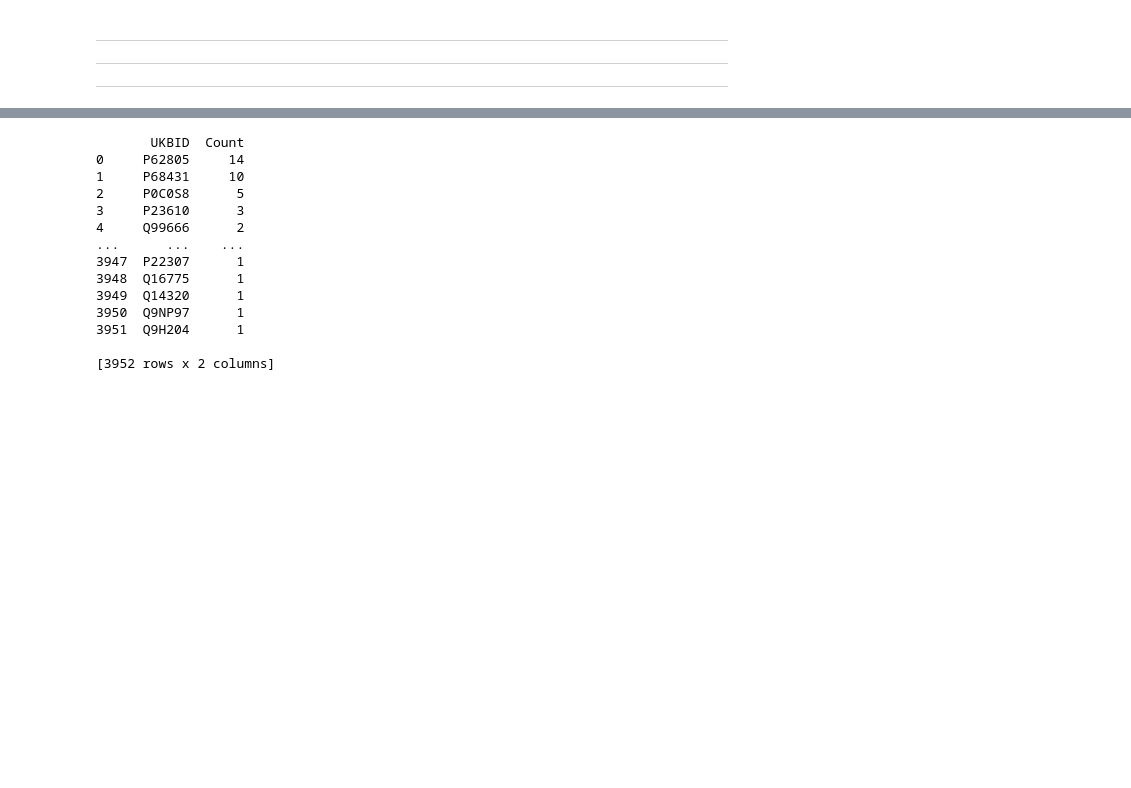
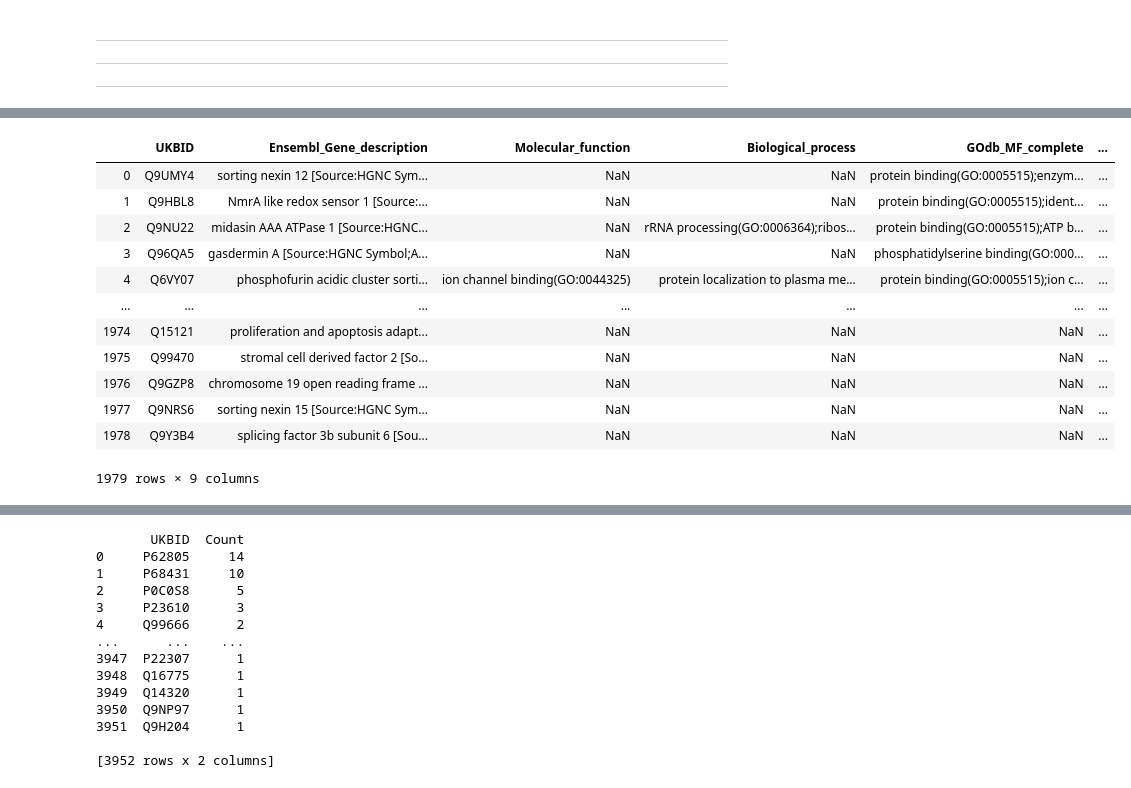
Before and after one commit to Mfpfox/MAPPING, a Jupyter notebook: G19_11_23_PIE_3963UKBIDs.ipynb, the cells around one changed output, grey strips where cells are left out. Saved outputs shown, nothing was run; the diff lists cells and outputs as text; code cells hidden in the pictures; blank space fills up the shorter version.

```diff
--- a/G19_11_23_PIE_3963UKBIDs.ipynb
+++ b/G19_11_23_PIE_3963UKBIDs.ipynb
@@ -663,0 +696,23 @@ len(biomart3['UKBID'].unique())
+# %%
+miscast = pd.read_csv("miscast_24Protein_classes.csv")
+miscast = miscast[['PC_PANTHERCLASS', 'Protein_Class', 'Genes']].copy()
+# making column into list of genes
+gene2 = []
+for i in miscast.Genes:
+    ii = i.split(";")
+    gene2.append(ii)
+miscast['Genes'] = gene2 # added list column to df
+# exanding list column
+miscast_expand = miscast.explode('Genes')
+miscast_expand.reset_index(inplace=True, drop=True)
+
+# group by gene
+def setme(x):
+    return list(set(x))
+miscast_gene = miscast_expand.groupby('Genes')['PC_PANTHERCLASS'].apply(lambda x: setme(x))
+miscast_gene = pd.DataFrame(miscast_gene)
+print(miscast_gene.shape)
+miscast_gene.reset_index(inplace=True)
+miscast_gene.columns = ['HGNC_symbol', 'PCmajor_MISCAST']
+miscast_gene.to_csv("DICT_MISCAST_PC_GENE_1330.csv", index=False)
+miscast_gene
@@ -663,0 +734,20 @@ len(biomart3['UKBID'].unique())
+# %%
+# merging major class assignment to 1989 UKB IDs autoannotated by panther
+noclass_miscast = pd.merge(noclass, miscast_gene, how='left', on=['HGNC_symbol'])
+# left uses IDs from no class file
+
+noclass_miscast
+# %% [output]
+|  | UKBID | Ensembl_Gene_description | Molecular_function | Biological_process | GOdb_MF_complete | ... |
+| 0 | Q9UMY4 | sorting nexin 12 [Source:HGNC Sym... | NaN | NaN | protein binding(GO:0005515);enzym... | ... |
+| 1 | Q9HBL8 | NmrA like redox sensor 1 [Source:... | NaN | NaN | protein binding(GO:0005515);ident... | ... |
+| 2 | Q9NU22 | midasin AAA ATPase 1 [Source:HGNC... | NaN | rRNA processing(GO:0006364);ribos... | protein binding(GO:0005515);ATP b... | ... |
+| 3 | Q96QA5 | gasdermin A [Source:HGNC Symbol;A... | NaN | NaN | phosphatidylserine binding(GO:000... | ... |
+| 4 | Q6VY07 | phosphofurin acidic cluster sorti... | ion channel binding(GO:0044325) | protein localization to plasma me... | protein binding(GO:0005515);ion c... | ... |
+| ... | ... | ... | ... | ... | ... | ... |
+| 1974 | Q15121 | proliferation and apoptosis adapt... | NaN | NaN | NaN | ... |
+| 1975 | Q99470 | stromal cell derived factor 2 [So... | NaN | NaN | NaN | ... |
+| 1976 | Q9GZP8 | chromosome 19 open reading frame ... | NaN | NaN | NaN | ... |
+| 1977 | Q9NRS6 | sorting nexin 15 [Source:HGNC Sym... | NaN | NaN | NaN | ... |
+| 1978 | Q9Y3B4 | splicing factor 3b subunit 6 [Sou... | NaN | NaN | NaN | ... |
+1979 rows × 9 columns
```
Also changed, not shown: parts of 84 cells of this notebook.
